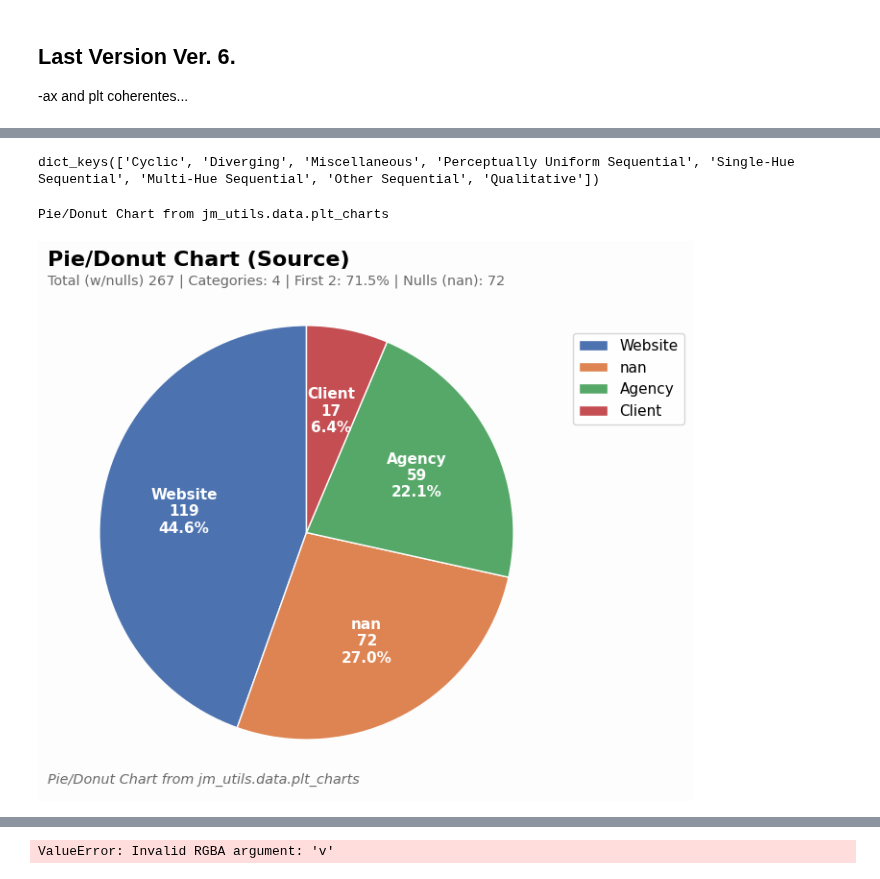
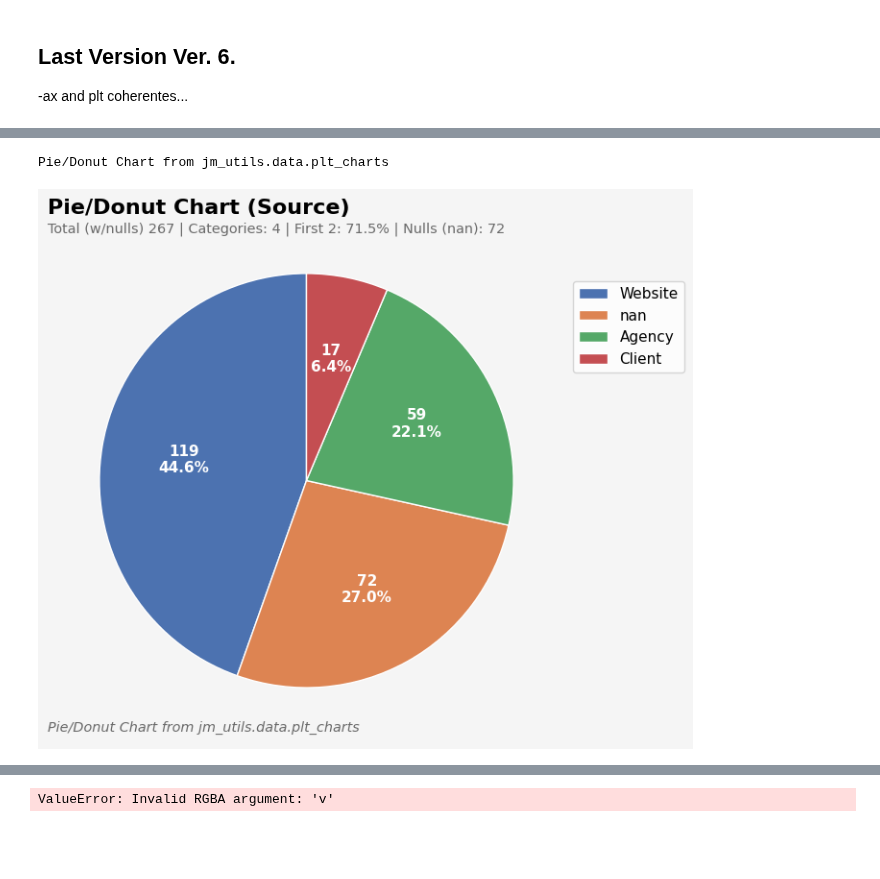
Before and after one commit to jmonti-gh/jm_utils, a Jupyter notebook: dev/ax_pie.ipynb, the cells around one changed output, grey strips where cells are left out. Drawn from its saved outputs; the diff is of its cells as text; code cells hidden in the pictures; blank space fills up the shorter version.

Commit message:
feat: ax and plt pie finished, next: impact in plt_chart

```diff
--- a/dev/ax_pie.ipynb
+++ b/dev/ax_pie.ipynb
@@ -152,7 +152,7 @@ def ax_plt_pie6(
     labels_size = multiplier * 1.1
     title_size = multiplier * 1.6
 
-    # Configure wedge properties for donut or pie chart
+    # Configure wedge properties for 'pie' or for 'donut' chart
     if kind.lower() == 'pie':
         wedgeprops = {'edgecolor': 'white', 'linewidth': 1}
     elif kind.lower() == 'donut':
@@ -160,18 +160,24 @@ def ax_plt_pie6(
     else:
         ValueError(f"Invalid value for 'kind': {repr(kind)}. Expected one of: 'pie', 'donut'.")
 
-    # Define colors: list of colors or palette name
-    if isinstance(palette, str):                            # Palette is a known mpl_tints colormap
-        pltts_by_cat = mtints.CMAP_NAMES_BY_CAT.copy()
-        not_qualitative_cmaps = [cmap for key in pltts_by_cat.keys() if key != 'Qualitative' for cmap in pltts_by_cat[key][0]]
-        if palette in not_qualitative_cmaps:                # Different treatment w/qualitative palettes (avoid ends)
-            color_list = mtints.get_hexcolor_list_from_pltt(palette, len(sr) + 2)[1:]
+    # Define colors: str -> palette name or 'one_char_color_str'; lst -> list of user colors
+    if isinstance(palette, str):
+        pltts_by_cat = mtints.CMAP_NAMES_BY_CAT.copy()      # Dict of full known colormaps
+        all_cmaps_lst = [cmap for key in pltts_by_cat.keys() for cmap in pltts_by_cat[key][0]]
+        if palette in all_cmaps_lst:                        # If the str is a colormap
+            not_qualitative_cmaps = list(filter(lambda pltt: pltt not in pltts_by_cat['Qualitative'][0], all_cmaps_lst))
+            if palette in not_qualitative_cmaps:            # Different treatment for qualitative palettes and custom palettes (avoid ends)
+                color_list = mtints.get_hexcolor_list_from_pltt(palette, len(sr) + 2)[1:]
+            else:                                           # The case of Qualitative or custom user-defined colormaps
+                color_list = mtints.get_hexcolor_list_from_pltt(palette, len(sr))
+        elif any(char in 'bgrcmykw' for char in palette):   # One-char-color_names as string instead of a list
+            color_list = [char for char in palette if char in 'bgrcmykw']
         else:
-            color_list = mtints.get_hexcolor_list_from_pltt(palette, len(sr))
+            color_list = None                               # Default system colors (colors in the currently active cycle.)
     elif isinstance(palette, list):
-        color_list = palette
+        color_list = palette                                # User-defined color list
     else:
-        color_list = None                               # Default system colors
+        color_list = None                                   # Default system colors (colors in the currently active cycle.)
 
     ## ----------------------- Build the chart (pie or donut) -------------------------------------------------
     # _make_autopct() auxiliar function for different autopcts
@@ -297,7 +303,7 @@ def plt_pie6(
     legends_title: Optional[str] = None,
     show_stats_subtitle: Optional[bool]= True,
     footer: Optional[str | None] = "Pie/Donut Chart from jm_utils.data.plt_charts",
-    canvas_color: Optional[str | None] = None           # E.g. 'lightgray', '#eafff5'
+    canvas_color: Optional[str | None] = 'whitesmoke'
 ) -> tuple[plt.Figure, plt.Axes]:
 
     # Build graphs size, and fonts size from scale, and validate scale.
@@ -327,33 +338,31 @@ def plt_pie6(
 # %%
-## Paletas por tipo
-pltts_by_cat = mtints.CMAP_NAMES_BY_CAT
-print(pltts_by_cat.keys())
-# for k, (pltts, desc) in pltts_by_cat.items():
-#     print(f"Categoría: {k}, Paletas: {pltts[2:9]}")
+# ## Paletas por tipo
+# pltts_by_cat = mtints.CMAP_NAMES_BY_CAT
+# print(pltts_by_cat.keys())
+# # for k, (pltts, desc) in pltts_by_cat.items():
+# #     print(f"Categoría: {k}, Paletas: {pltts[2:9]}")
 
-not_qualitative_cmaps1 = (pltts_by_cat['Cyclic'][0] + pltts_by_cat['Diverging'][0] + pltts_by_cat['Miscellaneous'][0] + pltts_by_cat['Perceptually Uniform Sequential'][0] +
-                         pltts_by_cat['Single-Hue Sequential'][0] + pltts_by_cat['Multi-Hue Sequential'][0] + pltts_by_cat['Other Sequential'][0])
+# not_qualitative_cmaps1 = (pltts_by_cat['Cyclic'][0] + pltts_by_cat['Diverging'][0] + pltts_by_cat['Miscellaneous'][0] + pltts_by_cat['Perceptually Uniform Sequential'][0] +
+#                          pltts_by_cat['Single-Hue Sequential'][0] + pltts_by_cat['Multi-Hue Sequential'][0] + pltts_by_cat['Other Sequential'][0])
 
 
-not_qualitative_cmaps2 = [pltt for pltt in (pltts_by_cat[key][0] for key in pltts_by_cat.keys() if key != 'Qualitative')]
-not_qualitative_cmaps3 = [pltts_by_cat[key][0] for key in pltts_by_cat.keys() if key != 'Qualitative']
-not_qualitative_cmaps4 = (pltt for pltt in (pltts_by_cat[key][0] for key in pltts_by_cat.keys() if key != 'Qualitative'))
-not_qualitative_cmaps5 = [cmap for key in pltts_by_cat.keys() if key != 'Qualitative' for cmap in pltts_by_cat[key][0]]
+# not_qualitative_cmaps2 = [pltt for pltt in (pltts_by_cat[key][0] for key in pltts_by_cat.keys() if key != 'Qualitative')]
+# not_qualitative_cmaps3 = [pltts_by_cat[key][0] for key in pltts_by_cat.keys() if key != 'Qualitative']
+# not_qualitative_cmaps4 = (pltt for pltt in (pltts_by_cat[key][0] for key in pltts_by_cat.keys() if key != 'Qualitative'))
+# not_qualitative_cmaps5 = [cmap for key in pltts_by_cat.keys() if key != 'Qualitative' for cmap in pltts_by_cat[key][0]]
 
-# not_qualitative_cmaps3 = filter(lambda pltts_by_cat[key][0]: pltts_by_cat[key][0] if key != 'Qualitative' else None, pltts_by_cat.keys())
+# # not_qualitative_cmaps3 = filter(lambda pltts_by_cat[key][0]: pltts_by_cat[key][0] if key != 'Qualitative' else None, pltts_by_cat.keys())
 
-# not_qualitative_cmaps2 == not_qualitative_cmaps3
-# for el in not_qualitative_cmaps5:
-#     print(el)
+# # not_qualitative_cmaps2 == not_qualitative_cmaps3
+# # for el in not_qualitative_cmaps5:
+# #     print(el)
-# %% [output]
-dict_keys(['Cyclic', 'Diverging', 'Miscellaneous', 'Perceptually Uniform Sequential', 'Single-Hue Sequential', 'Multi-Hue Sequential', 'Other Sequential', 'Qualitative'])
 # %%
 # print(df.columns)
 # fig = plt_pie6(df['Mortgage'], value_counts=True, scale=4, dropna=False)  #, order='desc', scale=6, kind='donut', pcts_labels='inside', legends='full', legends_title='Education Level', title='Education Level of Survey Participants', footer='Source: 2_13_Practical_Ex_Descriptive_Stats.xlsx', canvas_color='#f0f0f0')
-fig = plt_pie6(df['Source'], kind='pie', value_counts=True, scale=5, dropna=False, palette='sns', pcts_labels='inside', startangle=90, canvas_color='xkcd:pale gray', legends='base', labels_color='w')  #, order='desc', scale=6, kind='donut', pcts_labels='inside', legends='full', legends_title='Education Level', title='Education Level of Survey Participants', footer='Source: 2_13_Practical_Ex_Descriptive_Stats.xlsx', canvas_color='#f0f0f0')
+fig = plt_pie6(df['Source'], kind='pie', value_counts=True, scale=5, dropna=False, palette='sns', pcts_labels='invalues', startangle=90, legends='base', labels_color='w')  #, order='desc', scale=6, kind='donut', pcts_labels='inside', legends='full', legends_title='Education Level', title='Education Level of Survey Participants', footer='Source: 2_13_Practical_Ex_Descriptive_Stats.xlsx', canvas_color='#f0f0f0')
 # %% [output]
 Pie/Donut Chart from jm_utils.data.plt_charts
-[figure, old version]
+[figure, new version]
 # %%
 ## Probar palette 'casi' idem a 'colors' de plt.pie()
 # palette = 'viridis'
```
Also changed, not shown: parts of 7 cells of this notebook, 2 other files.
